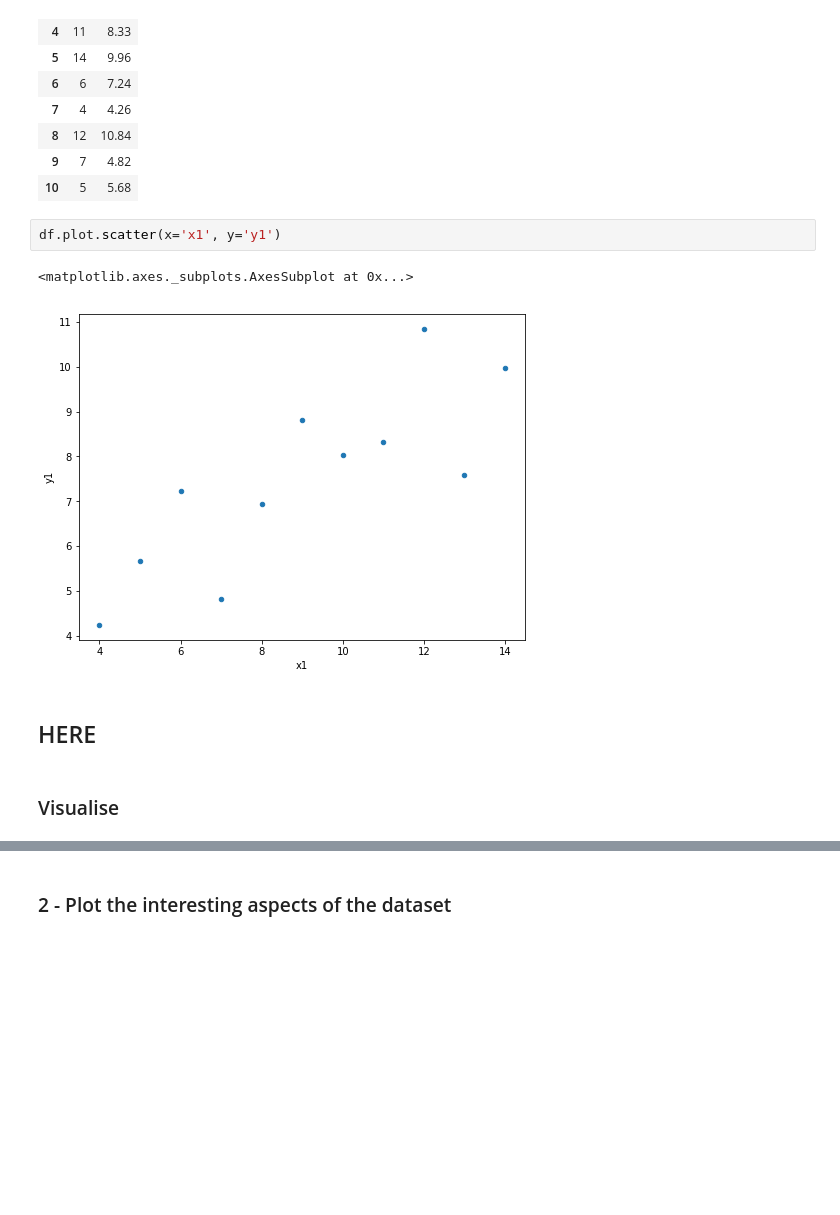
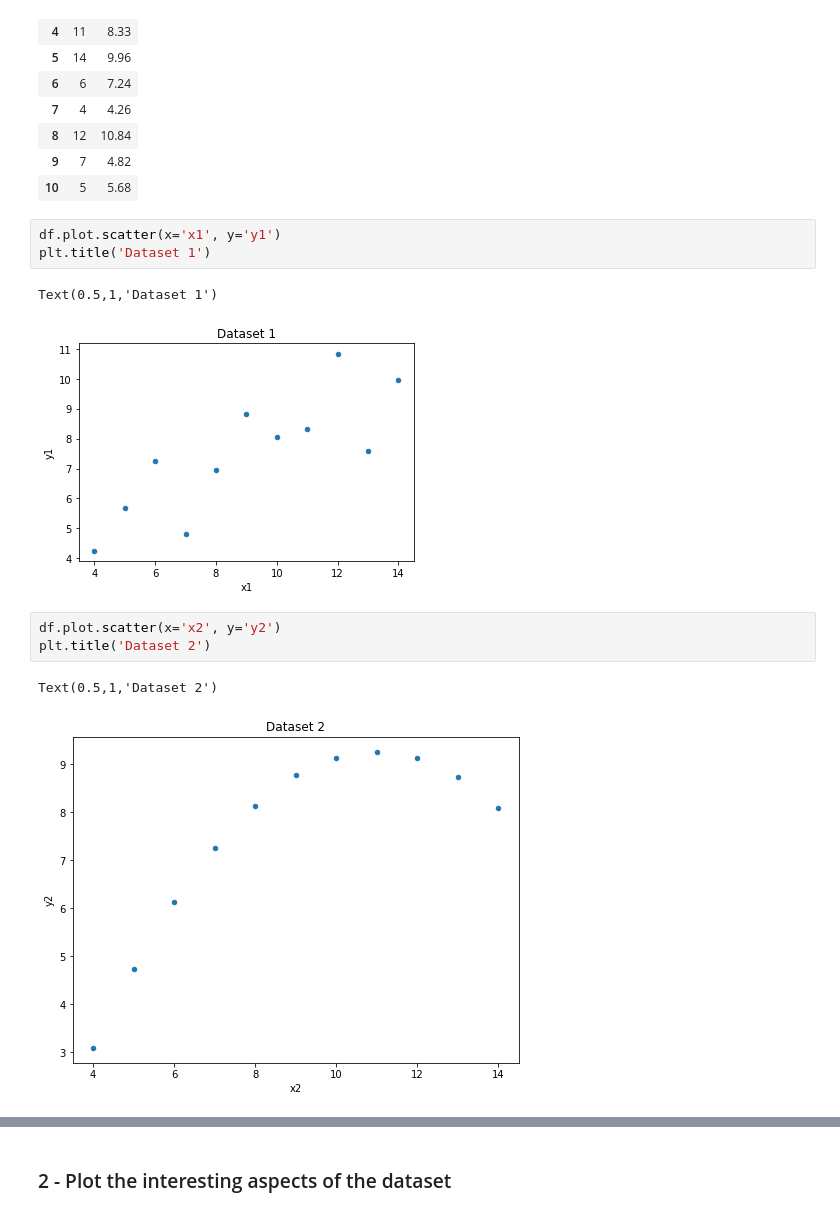
Before and after one commit to Aqua5lad/Anscombes-quartet-dataset, a Jupyter notebook: Anscombes Dataset Analysis.ipynb, the cells around one changed output, grey strips where cells are left out. Cells and saved outputs as stored; diff of their text form; blank space fills up the shorter version.

Commit message:
plot each dataset

```diff
--- a/Anscombes Dataset Analysis.ipynb
+++ b/Anscombes Dataset Analysis.ipynb
@@ -83,10 +75,13 @@ df.loc[0:10, ['x1', 'y1']]
 | 10 | 5 | 5.68 |
 # %%
 df.plot.scatter(x='x1', y='y1')
+plt.title('Dataset 1')
 # %% [output]
-<matplotlib.axes._subplots.AxesSubplot at 0x...>
+Text(0.5,1,'Dataset 1')
-[figure, old version]
+[figure, new version]
-# %% [markdown]
-## HERE
-# %% [markdown]
-### Visualise
+# %%
+df.plot.scatter(x='x2', y='y2')
+plt.title('Dataset 2')
+# %% [output]
+Text(0.5,1,'Dataset 2')
+[figure, added]
```
Also changed, not shown: parts of 15 cells of this notebook.
